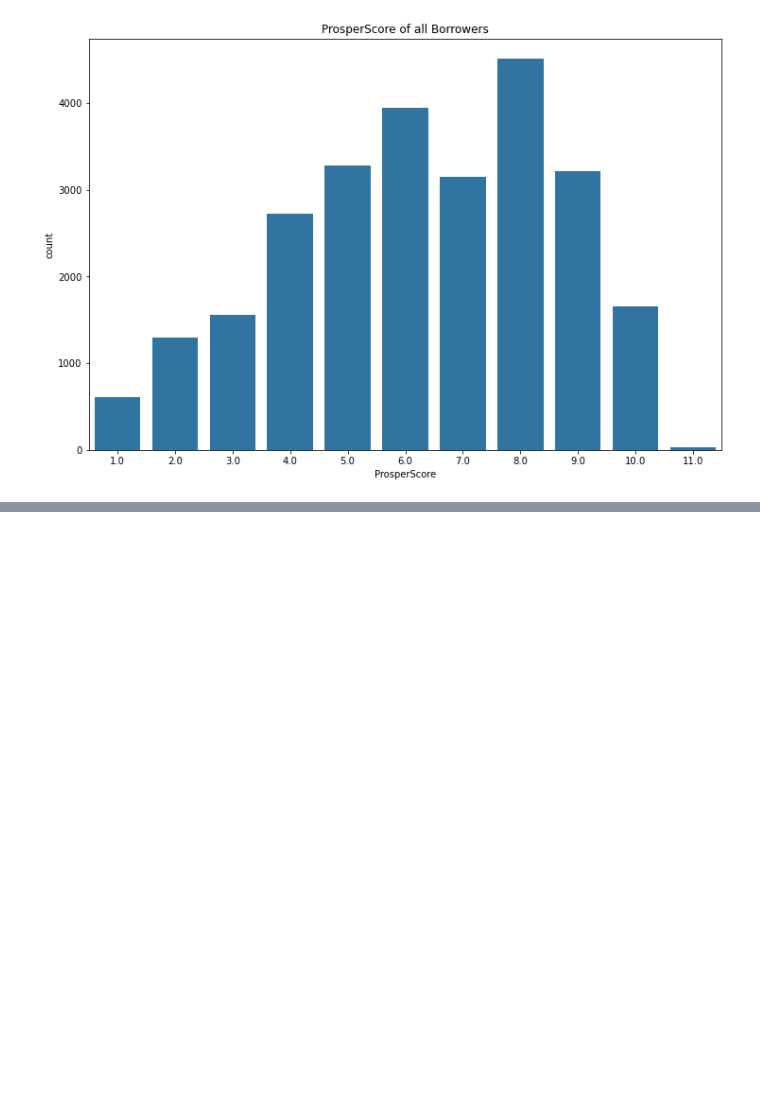
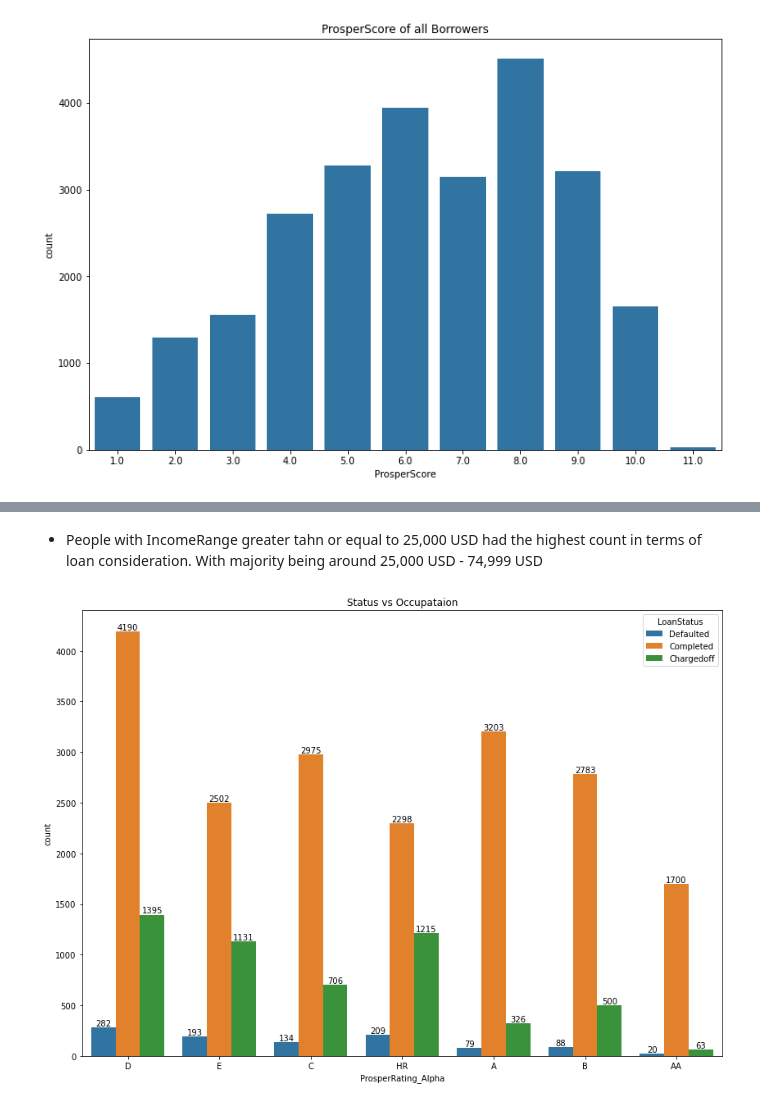
Before and after one commit to Manny-97/Udacity-Data-Analyst, a Jupyter notebook: data visualization/Explanatory_visualization.ipynb, the cells around one changed output, grey strips where cells are left out. Cells and saved outputs as stored; diff of their text form; code cells hidden in the pictures; blank space fills up the shorter version.

```diff
--- a/data visualization/Explanatory_visualization.ipynb
+++ b/data visualization/Explanatory_visualization.ipynb
@@ -119,0 +209,12 @@ plt.title("ProsperScore of all Borrowers");
+# %% [markdown]
+- People with IncomeRange greater tahn or equal to 25,000 USD had the highest count in terms of loan consideration. With majority being around 25,000 USD - 74,999 USD
+# %%
+# Prosper Rating Alpha
+order_type = loan_df['ProsperRating_Alpha'].value_counts().index[0:20]
+plt.figure(figsize=[14,10])
+plot = sns.countplot(data = loan_df, x = 'ProsperRating_Alpha', hue = 'LoanStatus', order = order_type)
+annot_value(plot)
+plt.xlabel('ProsperRating_Alpha')
+plt.title('Status vs Occupataion');
+# %% [output]
+[figure, added]
```
Also changed, not shown: parts of 20 cells of this notebook.
